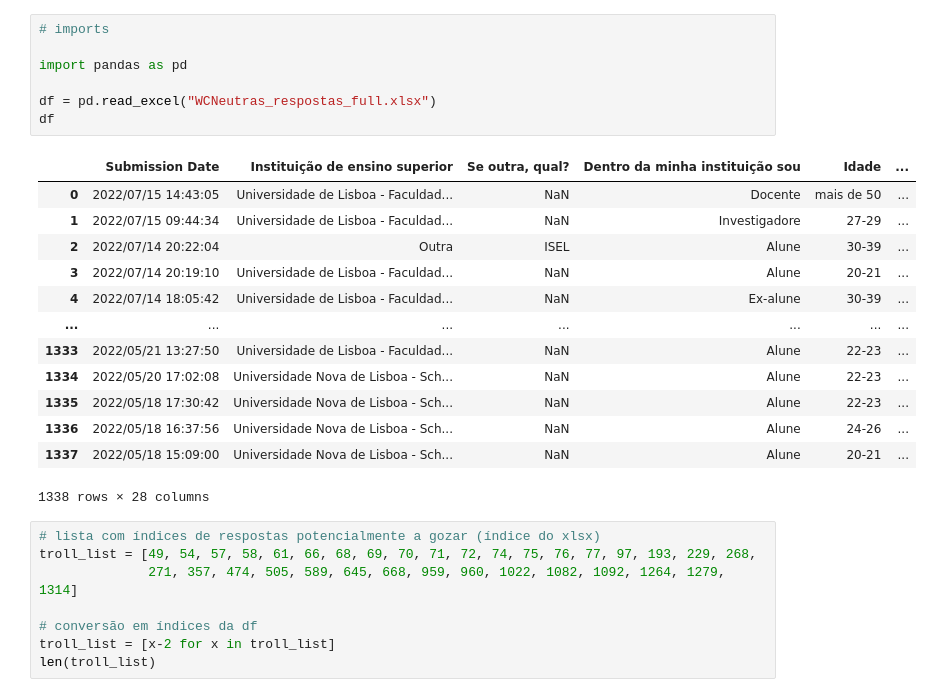
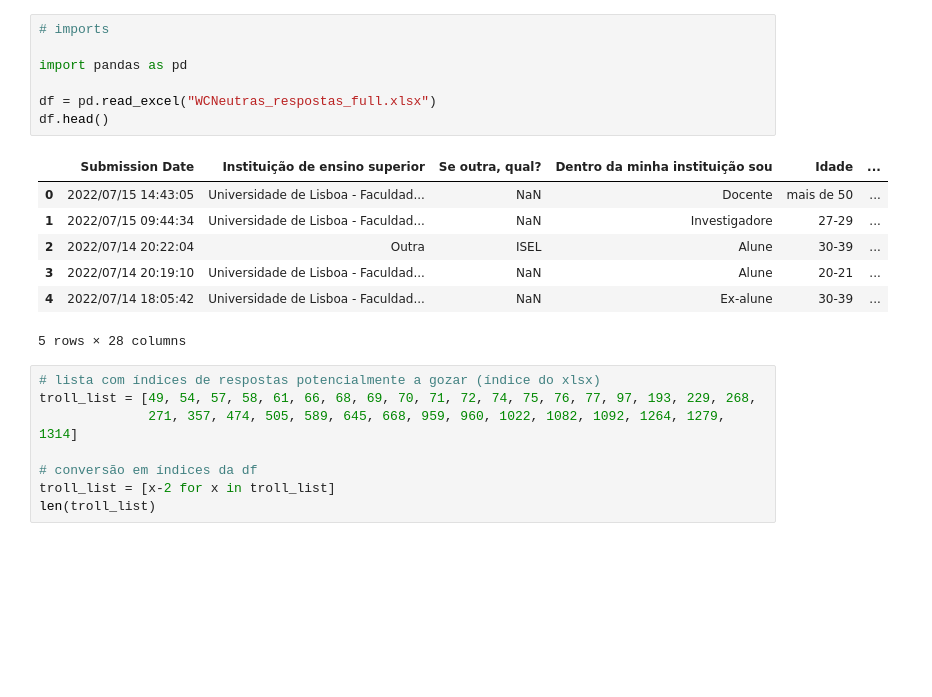
Before and after one commit to danifbento/analise-dados-excel, a Jupyter notebook: nomes-uni-agregacao.ipynb, the cells around one changed output. Cells and saved outputs as stored; diff of their text form; blank space fills up the shorter version.

```diff
--- a/nomes-uni-agregacao.ipynb
+++ b/nomes-uni-agregacao.ipynb
@@ -1,24 +1,18 @@
 # %%
 # imports
 
 import pandas as pd
 
 df = pd.read_excel("WCNeutras_respostas_full.xlsx")
-df
+df.head()
 # %% [output]
 |  | Submission Date | Instituição de ensino superior | Se outra, qual? | Dentro da minha instituição sou | Idade | ... |
 | 0 | 2022/07/15 14:43:05 | Universidade de Lisboa - Faculdad... | NaN | Docente | mais de 50 | ... |
 | 1 | 2022/07/15 09:44:34 | Universidade de Lisboa - Faculdad... | NaN | Investigadore | 27-29 | ... |
 | 2 | 2022/07/14 20:22:04 | Outra | ISEL | Alune | 30-39 | ... |
 | 3 | 2022/07/14 20:19:10 | Universidade de Lisboa - Faculdad... | NaN | Alune | 20-21 | ... |
 | 4 | 2022/07/14 18:05:42 | Universidade de Lisboa - Faculdad... | NaN | Ex-alune | 30-39 | ... |
-| ... | ... | ... | ... | ... | ... | ... |
-| 1333 | 2022/05/21 13:27:50 | Universidade de Lisboa - Faculdad... | NaN | Alune | 22-23 | ... |
-| 1334 | 2022/05/20 17:02:08 | Universidade Nova de Lisboa - Sch... | NaN | Alune | 22-23 | ... |
-| 1335 | 2022/05/18 17:30:42 | Universidade Nova de Lisboa - Sch... | NaN | Alune | 22-23 | ... |
-| 1336 | 2022/05/18 16:37:56 | Universidade Nova de Lisboa - Sch... | NaN | Alune | 24-26 | ... |
-| 1337 | 2022/05/18 15:09:00 | Universidade Nova de Lisboa - Sch... | NaN | Alune | 20-21 | ... |
-1338 rows × 28 columns
+5 rows × 28 columns
 # %%
 # lista com índices de respostas potencialmente a gozar (índice do xlsx)
 troll_list = [49, 54, 57, 58, 61, 66, 68, 69, 70, 71, 72, 74, 75, 76, 77, 97, 193, 229, 268,
```
Also changed, not shown: parts of 10 cells of this notebook, 1 other file.
